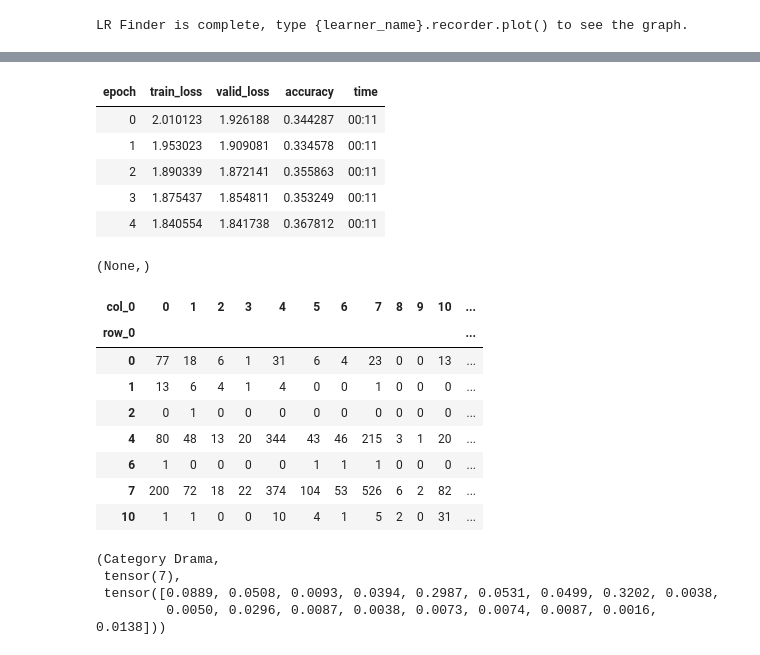
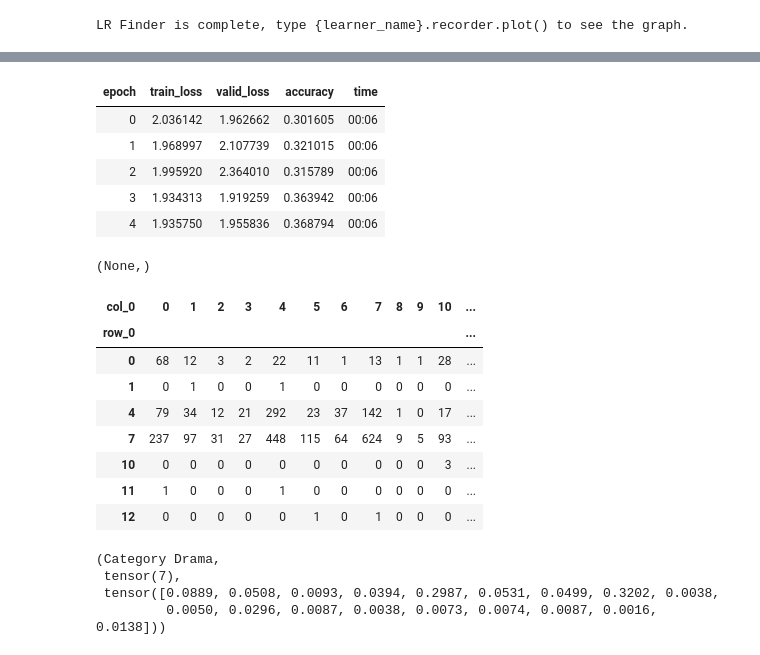
Before and after one commit to SpikeLab-CL/encodings_for_cold_start, a Jupyter notebook: predict_movie_categories.ipynb, the cells around one changed output, grey strips where cells are left out. Cells and saved outputs as stored; diff of their text form; code cells hidden in the pictures.

```diff
--- a/predict_movie_categories.ipynb
+++ b/predict_movie_categories.ipynb
@@ -167,12 +153,12 @@ learn.recorder.plot()
 # %%
-learn.fit_one_cycle(5, 1e-2),# moms=(0.8,0.7))
+learn.fit_one_cycle(5, 5e-2),# moms=(0.8,0.7))
 # %% [output]
 | epoch | train_loss | valid_loss | accuracy | time |
-| 0 | 2.010123 | 1.926188 | 0.344287 | 00:11 |
-| 1 | 1.953023 | 1.909081 | 0.334578 | 00:11 |
-| 2 | 1.890339 | 1.872141 | 0.355863 | 00:11 |
-| 3 | 1.875437 | 1.854811 | 0.353249 | 00:11 |
-| 4 | 1.840554 | 1.841738 | 0.367812 | 00:11 |
+| 0 | 2.036142 | 1.962662 | 0.301605 | 00:06 |
+| 1 | 1.968997 | 2.107739 | 0.321015 | 00:06 |
+| 2 | 1.995920 | 2.364010 | 0.315789 | 00:06 |
+| 3 | 1.934313 | 1.919259 | 0.363942 | 00:06 |
+| 4 | 1.935750 | 1.955836 | 0.368794 | 00:06 |
 (None,)
 # %%
 learn.save('cat_1')
@@ -186,13 +172,13 @@ pd.crosstab(predictions, targets)
 # %% [output]
 | col_0 | 0 | 1 | 2 | 3 | 4 | 5 | 6 | 7 | 8 | 9 | 10 | ... |
 | row_0 |  |  |  |  |  |  |  |  |  |  |  | ... |
-| 0 | 77 | 18 | 6 | 1 | 31 | 6 | 4 | 23 | 0 | 0 | 13 | ... |
-| 1 | 13 | 6 | 4 | 1 | 4 | 0 | 0 | 1 | 0 | 0 | 0 | ... |
-| 2 | 0 | 1 | 0 | 0 | 0 | 0 | 0 | 0 | 0 | 0 | 0 | ... |
-| 4 | 80 | 48 | 13 | 20 | 344 | 43 | 46 | 215 | 3 | 1 | 20 | ... |
-| 6 | 1 | 0 | 0 | 0 | 0 | 1 | 1 | 1 | 0 | 0 | 0 | ... |
-| 7 | 200 | 72 | 18 | 22 | 374 | 104 | 53 | 526 | 6 | 2 | 82 | ... |
-| 10 | 1 | 1 | 0 | 0 | 10 | 4 | 1 | 5 | 2 | 0 | 31 | ... |
+| 0 | 68 | 12 | 3 | 2 | 22 | 11 | 1 | 13 | 1 | 1 | 28 | ... |
+| 1 | 0 | 1 | 0 | 0 | 1 | 0 | 0 | 0 | 0 | 0 | 0 | ... |
+| 4 | 79 | 34 | 12 | 21 | 292 | 23 | 37 | 142 | 1 | 0 | 17 | ... |
+| 7 | 237 | 97 | 31 | 27 | 448 | 115 | 64 | 624 | 9 | 5 | 93 | ... |
+| 10 | 0 | 0 | 0 | 0 | 0 | 0 | 0 | 0 | 0 | 0 | 3 | ... |
+| 11 | 1 | 0 | 0 | 0 | 1 | 0 | 0 | 0 | 0 | 0 | 0 | ... |
+| 12 | 0 | 0 | 0 | 0 | 0 | 1 | 0 | 1 | 0 | 0 | 0 | ... |
 # %%
 learn.predict('Exploding ships')
 # %% [output]
```
Also changed, not shown: parts of 36 cells of this notebook, 9 other files.
